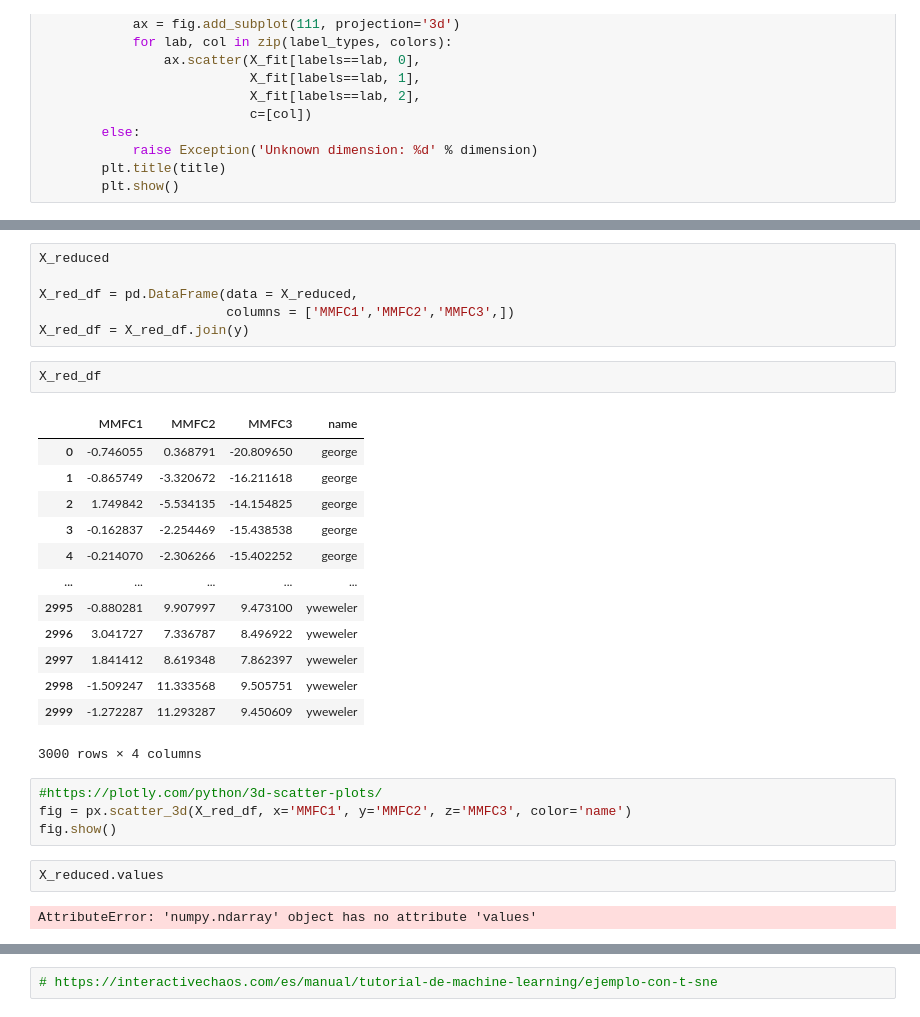
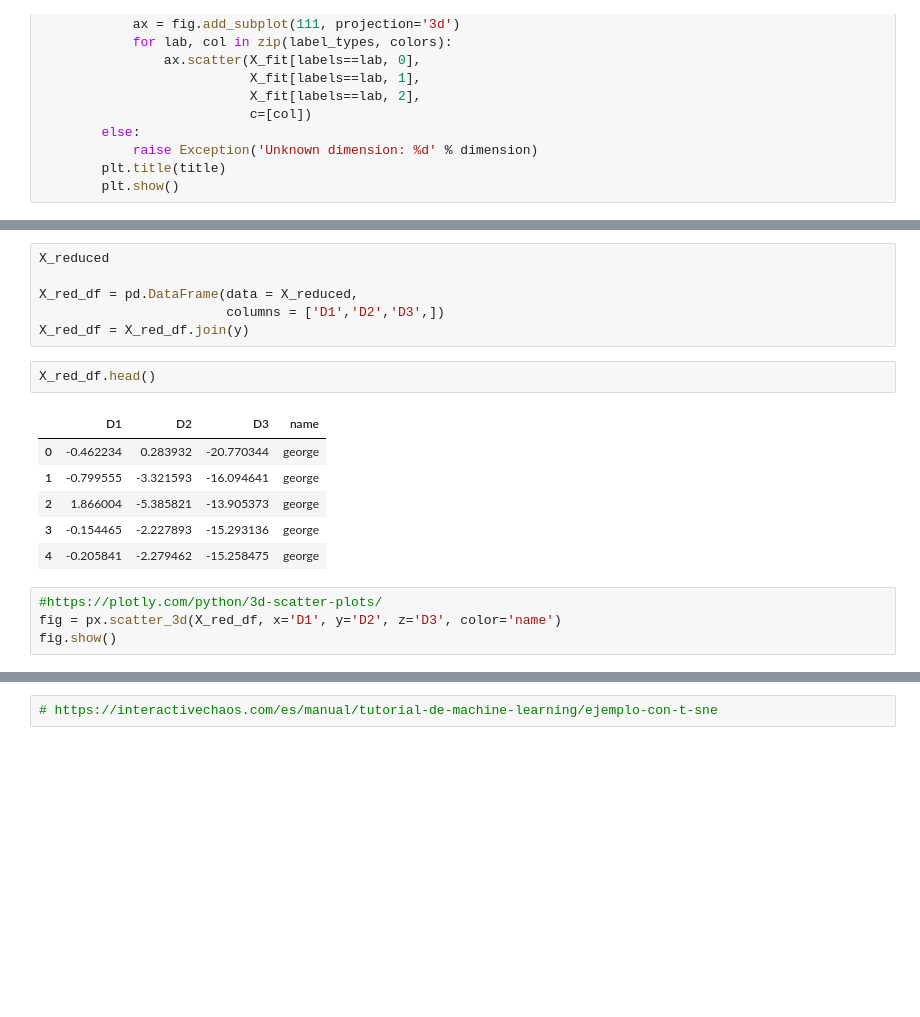
Before and after one commit to victorbeltranjimenez/PR-Final, a Jupyter notebook: Visualizacion.ipynb, the cells around one changed output, grey strips where cells are left out. Saved outputs shown, nothing was run; the diff lists cells and outputs as text; blank space fills up the shorter version.

```diff
--- a/Visualizacion.ipynb
+++ b/Visualizacion.ipynb
@@ -111,29 +109,18 @@ do_plot(X_reduced, 'MFCCs reduced with t-SNE', y)
 X_reduced
 
 X_red_df = pd.DataFrame(data = X_reduced,
-                        columns = ['MMFC1','MMFC2','MMFC3',])
+                        columns = ['D1','D2','D3',])
 X_red_df = X_red_df.join(y)
 # %%
-X_red_df
+X_red_df.head()
 # %% [output]
-|  | MMFC1 | MMFC2 | MMFC3 | name |
-| 0 | -0.746055 | 0.368791 | -20.809650 | george |
-| 1 | -0.865749 | -3.320672 | -16.211618 | george |
-| 2 | 1.749842 | -5.534135 | -14.154825 | george |
-| 3 | -0.162837 | -2.254469 | -15.438538 | george |
-| 4 | -0.214070 | -2.306266 | -15.402252 | george |
-| ... | ... | ... | ... | ... |
-| 2995 | -0.880281 | 9.907997 | 9.473100 | yweweler |
-| 2996 | 3.041727 | 7.336787 | 8.496922 | yweweler |
-| 2997 | 1.841412 | 8.619348 | 7.862397 | yweweler |
-| 2998 | -1.509247 | 11.333568 | 9.505751 | yweweler |
-| 2999 | -1.272287 | 11.293287 | 9.450609 | yweweler |
+|  | D1 | D2 | D3 | name |
+| 0 | -0.462234 | 0.283932 | -20.770344 | george |
+| 1 | -0.799555 | -3.321593 | -16.094641 | george |
+| 2 | 1.866004 | -5.385821 | -13.905373 | george |
+| 3 | -0.154465 | -2.227893 | -15.293136 | george |
+| 4 | -0.205841 | -2.279462 | -15.258475 | george |
-3000 rows × 4 columns
 # %%
 #https://plotly.com/python/3d-scatter-plots/
-fig = px.scatter_3d(X_red_df, x='MMFC1', y='MMFC2', z='MMFC3', color='name')
+fig = px.scatter_3d(X_red_df, x='D1', y='D2', z='D3', color='name')
 fig.show()
-# %%
-X_reduced.values
-# %% [output]
-AttributeError: 'numpy.ndarray' object has no attribute 'values'
```
Also changed, not shown: parts of 15 cells of this notebook, 7 other files.
